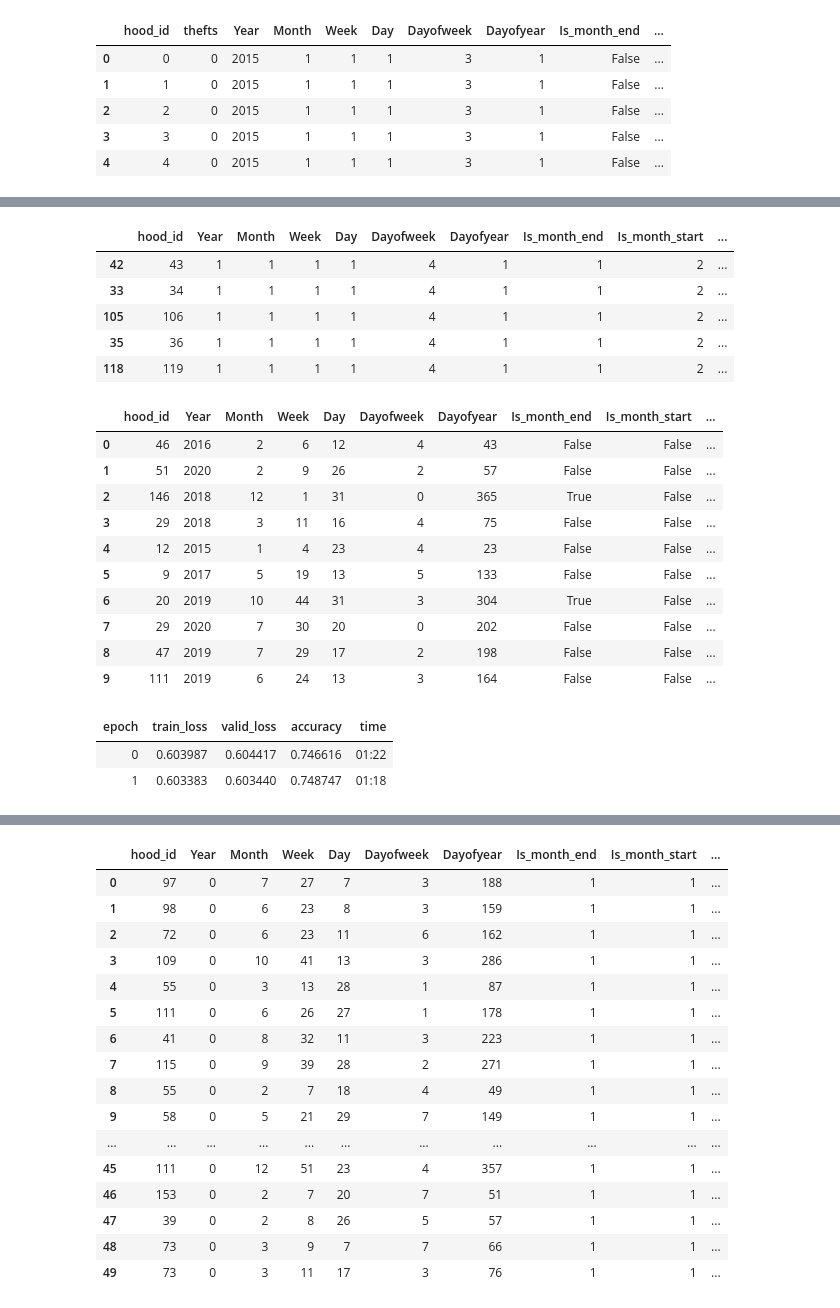
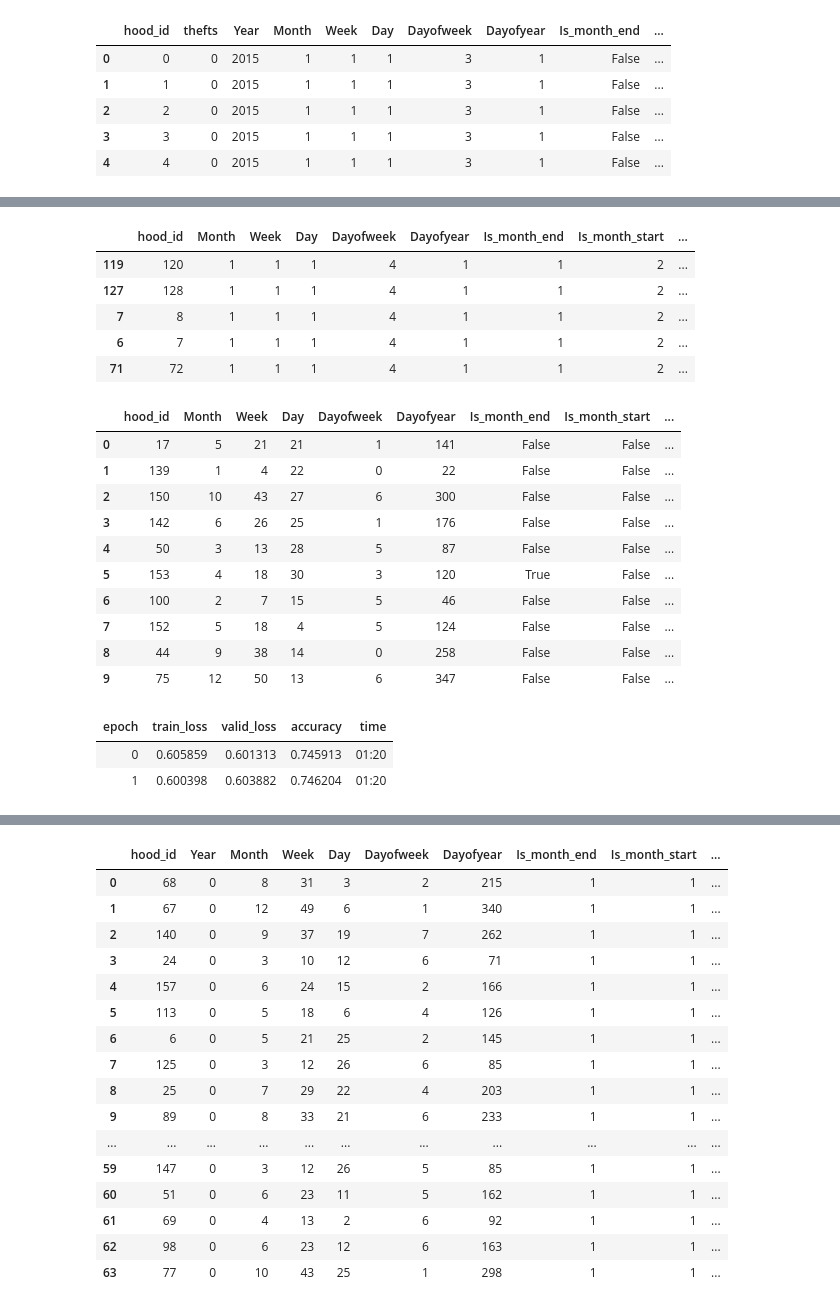
Before and after one commit to pika11/uoft-ml-group4-final-project, a Jupyter notebook: deep_learning_models_0_fill_imbalance.ipynb, the cells around one changed output, grey strips where cells are left out. Cells and saved outputs as stored; diff of their text form; code cells hidden in the pictures.

```diff
--- a/deep_learning_models_0_fill_imbalance.ipynb
+++ b/deep_learning_models_0_fill_imbalance.ipynb
@@ -73,69 +73,69 @@ splits = EndSplitter(valid_pct=0.2, valid_last=True)(range_of(df))
 
 # Create a TabularPandas object
 tabular_pandas = TabularPandas(
-    df, procs=[Categorify, FillMissing, Normalize],
-    cat_names=['hood_id', 'Year', 'Month', 'Week', 'Day', 'Dayofweek', 'Dayofyear', 'Is_month_end',
-               'Is_month_start', 'Is_quarter_end', 'Is_quarter_start', 'Is_year_end', 'Is_year_start'],
-    cont_names=[],
+    df, procs=[Categorify, Normalize],
+    cat_names=["hood_id", "Month", "Week", "Day", "Dayofweek", "Dayofyear", "Is_month_end",
+               "Is_month_start", "Is_quarter_end", "Is_quarter_start", "Is_year_end", "Is_year_start"],
+    cont_names=["Year"],
     y_names="thefts", y_block=CategoryBlock,
     splits=splits)
 
 tabular_pandas.xs.iloc[:5]
 # %% [output]
-|  | hood_id | Year | Month | Week | Day | Dayofweek | Dayofyear | Is_month_end | Is_month_start | ... |
-| 42 | 43 | 1 | 1 | 1 | 1 | 4 | 1 | 1 | 2 | ... |
-| 33 | 34 | 1 | 1 | 1 | 1 | 4 | 1 | 1 | 2 | ... |
-| 105 | 106 | 1 | 1 | 1 | 1 | 4 | 1 | 1 | 2 | ... |
-| 35 | 36 | 1 | 1 | 1 | 1 | 4 | 1 | 1 | 2 | ... |
-| 118 | 119 | 1 | 1 | 1 | 1 | 4 | 1 | 1 | 2 | ... |
+|  | hood_id | Month | Week | Day | Dayofweek | Dayofyear | Is_month_end | Is_month_start | ... |
+| 119 | 120 | 1 | 1 | 1 | 4 | 1 | 1 | 2 | ... |
+| 127 | 128 | 1 | 1 | 1 | 4 | 1 | 1 | 2 | ... |
+| 7 | 8 | 1 | 1 | 1 | 4 | 1 | 1 | 2 | ... |
+| 6 | 7 | 1 | 1 | 1 | 4 | 1 | 1 | 2 | ... |
+| 71 | 72 | 1 | 1 | 1 | 4 | 1 | 1 | 2 | ... |
 # %%
 # Set the batch size
 data_loader = tabular_pandas.dataloaders()
 data_loader.show_batch()
 # %% [output]
-|  | hood_id | Year | Month | Week | Day | Dayofweek | Dayofyear | Is_month_end | Is_month_start | ... |
-| 0 | 46 | 2016 | 2 | 6 | 12 | 4 | 43 | False | False | ... |
-| 1 | 51 | 2020 | 2 | 9 | 26 | 2 | 57 | False | False | ... |
-| 2 | 146 | 2018 | 12 | 1 | 31 | 0 | 365 | True | False | ... |
-| 3 | 29 | 2018 | 3 | 11 | 16 | 4 | 75 | False | False | ... |
-| 4 | 12 | 2015 | 1 | 4 | 23 | 4 | 23 | False | False | ... |
-| 5 | 9 | 2017 | 5 | 19 | 13 | 5 | 133 | False | False | ... |
-| 6 | 20 | 2019 | 10 | 44 | 31 | 3 | 304 | True | False | ... |
-| 7 | 29 | 2020 | 7 | 30 | 20 | 0 | 202 | False | False | ... |
-| 8 | 47 | 2019 | 7 | 29 | 17 | 2 | 198 | False | False | ... |
-| 9 | 111 | 2019 | 6 | 24 | 13 | 3 | 164 | False | False | ... |
+|  | hood_id | Month | Week | Day | Dayofweek | Dayofyear | Is_month_end | Is_month_start | ... |
+| 0 | 17 | 5 | 21 | 21 | 1 | 141 | False | False | ... |
+| 1 | 139 | 1 | 4 | 22 | 0 | 22 | False | False | ... |
+| 2 | 150 | 10 | 43 | 27 | 6 | 300 | False | False | ... |
+| 3 | 142 | 6 | 26 | 25 | 1 | 176 | False | False | ... |
+| 4 | 50 | 3 | 13 | 28 | 5 | 87 | False | False | ... |
+| 5 | 153 | 4 | 18 | 30 | 3 | 120 | True | False | ... |
+| 6 | 100 | 2 | 7 | 15 | 5 | 46 | False | False | ... |
+| 7 | 152 | 5 | 18 | 4 | 5 | 124 | False | False | ... |
+| 8 | 44 | 9 | 38 | 14 | 0 | 258 | False | False | ... |
+| 9 | 75 | 12 | 50 | 13 | 6 | 347 | False | False | ... |
 # %%
 # Create a model with cross entropy loss
 learn = tabular_learner(data_loader, metrics=accuracy)
 # %%
 # Train the model
-learn.fit(2)
+learn.fit_one_cycle(2)
 # %% [output]
 | epoch | train_loss | valid_loss | accuracy | time |
-| 0 | 0.603987 | 0.604417 | 0.746616 | 01:22 |
-| 1 | 0.603383 | 0.603440 | 0.748747 | 01:18 |
+| 0 | 0.605859 | 0.601313 | 0.745913 | 01:20 |
+| 1 | 0.600398 | 0.603882 | 0.746204 | 01:20 |
 # %%
 # Show the results
-learn.show_results(max_n=50)
+learn.show_results(max_n=500, shuffle=True)
 # %% [output]
 [interactive output not drawn]
 |  | hood_id | Year | Month | Week | Day | Dayofweek | Dayofyear | Is_month_end | Is_month_start | ... |
-| 0 | 97 | 0 | 7 | 27 | 7 | 3 | 188 | 1 | 1 | ... |
-| 1 | 98 | 0 | 6 | 23 | 8 | 3 | 159 | 1 | 1 | ... |
-| 2 | 72 | 0 | 6 | 23 | 11 | 6 | 162 | 1 | 1 | ... |
-| 3 | 109 | 0 | 10 | 41 | 13 | 3 | 286 | 1 | 1 | ... |
-| 4 | 55 | 0 | 3 | 13 | 28 | 1 | 87 | 1 | 1 | ... |
-| 5 | 111 | 0 | 6 | 26 | 27 | 1 | 178 | 1 | 1 | ... |
-| 6 | 41 | 0 | 8 | 32 | 11 | 3 | 223 | 1 | 1 | ... |
-| 7 | 115 | 0 | 9 | 39 | 28 | 2 | 271 | 1 | 1 | ... |
-| 8 | 55 | 0 | 2 | 7 | 18 | 4 | 49 | 1 | 1 | ... |
-| 9 | 58 | 0 | 5 | 21 | 29 | 7 | 149 | 1 | 1 | ... |
+| 0 | 68 | 0 | 8 | 31 | 3 | 2 | 215 | 1 | 1 | ... |
+| 1 | 67 | 0 | 12 | 49 | 6 | 1 | 340 | 1 | 1 | ... |
+| 2 | 140 | 0 | 9 | 37 | 19 | 7 | 262 | 1 | 1 | ... |
+| 3 | 24 | 0 | 3 | 10 | 12 | 6 | 71 | 1 | 1 | ... |
+| 4 | 157 | 0 | 6 | 24 | 15 | 2 | 166 | 1 | 1 | ... |
+| 5 | 113 | 0 | 5 | 18 | 6 | 4 | 126 | 1 | 1 | ... |
+| 6 | 6 | 0 | 5 | 21 | 25 | 2 | 145 | 1 | 1 | ... |
+| 7 | 125 | 0 | 3 | 12 | 26 | 6 | 85 | 1 | 1 | ... |
+| 8 | 25 | 0 | 7 | 29 | 22 | 4 | 203 | 1 | 1 | ... |
+| 9 | 89 | 0 | 8 | 33 | 21 | 6 | 233 | 1 | 1 | ... |
 | ... | ... | ... | ... | ... | ... | ... | ... | ... | ... | ... |
-| 45 | 111 | 0 | 12 | 51 | 23 | 4 | 357 | 1 | 1 | ... |
-| 46 | 153 | 0 | 2 | 7 | 20 | 7 | 51 | 1 | 1 | ... |
-| 47 | 39 | 0 | 2 | 8 | 26 | 5 | 57 | 1 | 1 | ... |
-| 48 | 73 | 0 | 3 | 9 | 7 | 7 | 66 | 1 | 1 | ... |
-| 49 | 73 | 0 | 3 | 11 | 17 | 3 | 76 | 1 | 1 | ... |
+| 59 | 147 | 0 | 3 | 12 | 26 | 5 | 85 | 1 | 1 | ... |
+| 60 | 51 | 0 | 6 | 23 | 11 | 5 | 162 | 1 | 1 | ... |
+| 61 | 69 | 0 | 4 | 13 | 2 | 6 | 92 | 1 | 1 | ... |
+| 62 | 98 | 0 | 6 | 23 | 12 | 6 | 163 | 1 | 1 | ... |
+| 63 | 77 | 0 | 10 | 43 | 25 | 1 | 298 | 1 | 1 | ... |
 # %%
 # Get the predictions and target values
 preds, targs = learn.get_preds()
```
Also changed, not shown: parts of 6 cells of this notebook, 2 other files.
